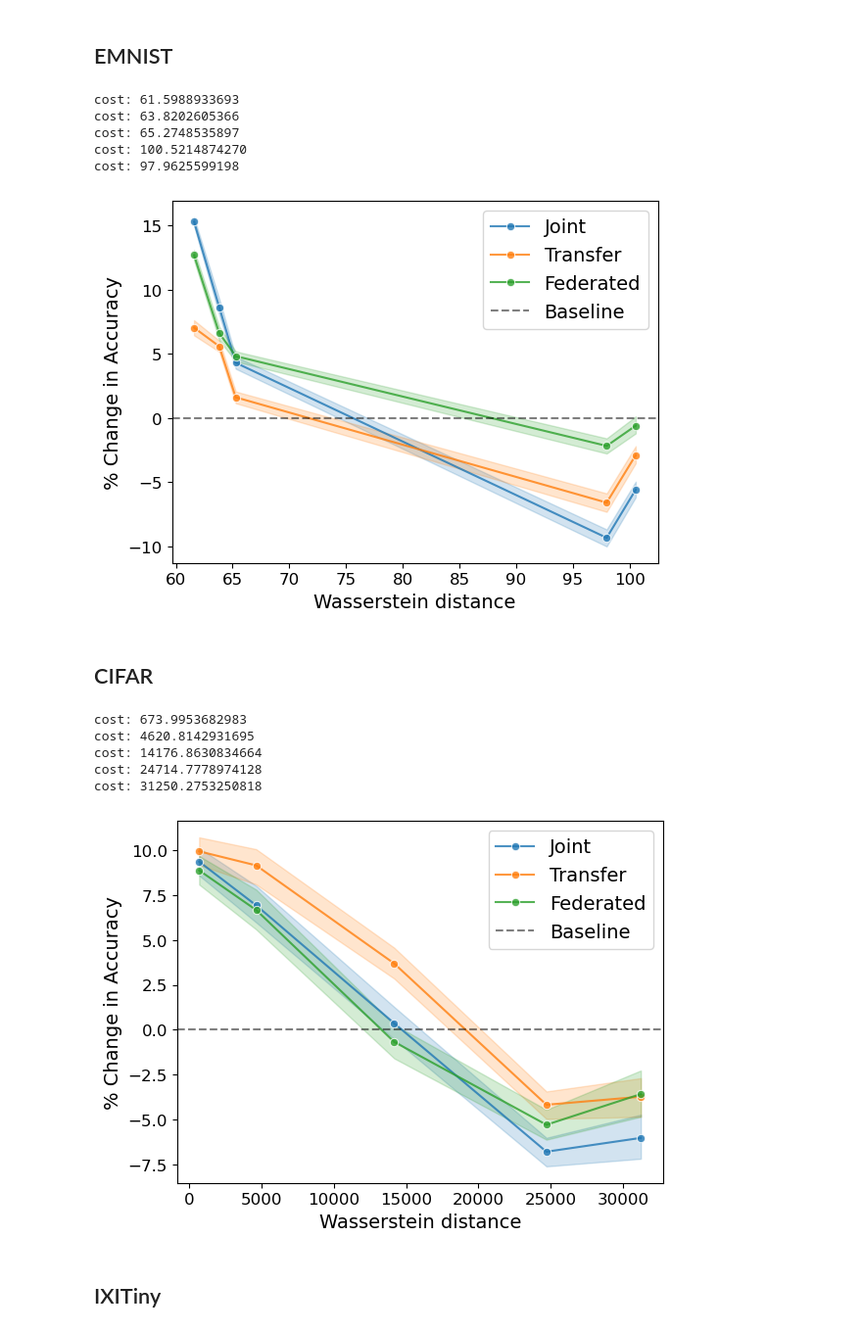
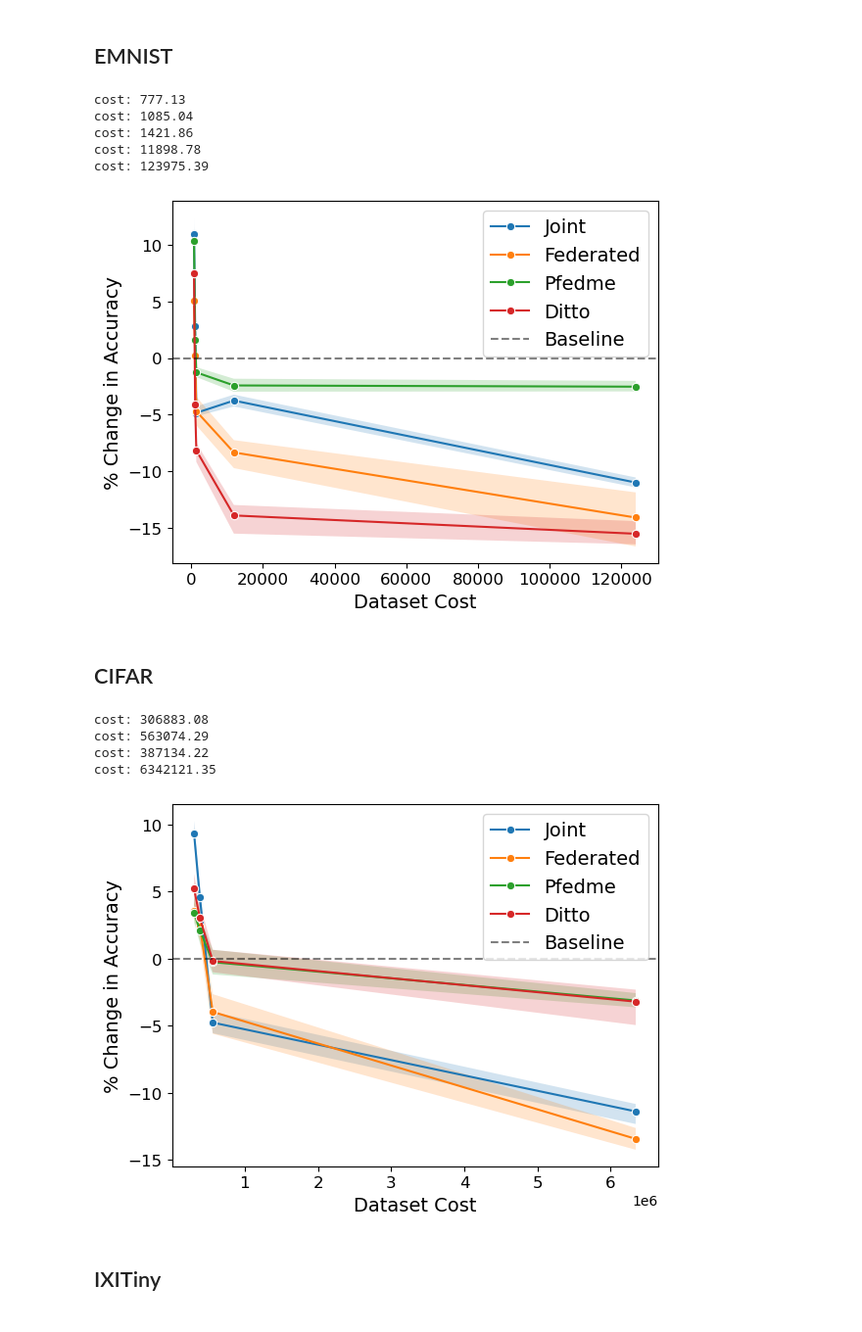
Before and after one commit to G2Lab/ot_cost, a Jupyter notebook: wasserstein/W_OTCost.ipynb, the cells around one changed output. Shown at 98% size. Drawn from its saved outputs; the diff is of its cells as text; code cells hidden in the pictures.

```diff
--- a/wasserstein/W_OTCost.ipynb
+++ b/wasserstein/W_OTCost.ipynb
@@ -238,11 +332,16 @@ grapher(dataset, results, score, path, save = True)
 ## Weather dataset
 # %%
 importlib.reload(wot)
-costs = [0.1, 0.2, 0.3, 0.4]
-dataset = 'weather'
+costs = [0.11, 0.19, 0.3, 0.4, 0.48]
+climates = [[['tropical', 'mild temperate'],['tropical', 'mild temperate']],
+            [['tropical', 'mild temperate'], ['dry', 'mild temperate']],
+            [['tropical', 'mild temperate'], ['dry']],
+            [['tropical', 'mild temperate'], ['snow', 'dry']],
+            [['tropical', 'mild temperate'], ['snow']]]
+dataset = 'Weather'
 results_weather = []
-for cost in costs:
-    data, label= load_data(dataset, cost)
+for climate in climates:
+    data, label = load_data(dataset, climate)
     ## calculate cost
     weather_wot = wot.OTCost(dataset, data, label)
     results_weather.append(weather_wot.calculate_ot_cost())
@@ -267,7 +366,7 @@ grapher(dataset, results, score, path, save = True)
 ## EMNIST
 # %%
 importlib.reload(wot)
-costs = [0.07, 0.1, 0.2, 0.3, 0.4]
+costs = [0.11, 0.19, 0.25, 0.34, 0.39]
 dataset = 'EMNIST'
 results_emnist = []
 for cost in costs:
@@ -276,10 +375,10 @@ for cost in costs:
     emnist_wot = wot.OTCost(dataset, data, label)
     results_emnist.append(emnist_wot.calculate_ot_cost())
 # %% [output]
-cost: 61.5988933693
-cost: 63.8202605366
-cost: 65.2748535897
-cost: 100.5214874270
-cost: 97.9625599198
+cost: 777.13
+cost: 1085.04
+cost: 1421.86
+cost: 11898.78
+cost: 123975.39
 # %%
 df = pd.DataFrame([costs, results_emnist]).T
@@ -287,42 +386,38 @@ df.columns = ['Ours', 'Wsserstein']
 path = f'{ROOT_DIR}/results/wasserstein'
 df.to_csv(f'{path}/Wasserstein_{dataset}.csv', index = False)
 # %%
-score = 'Accuracy'
-path = f'{ROOT_DIR}/results/wasserstein/'
-results = load_model_results(dataset, costs, results_emnist)
-grapher(dataset, results, score, path, save = True)
+DATASET = 'EMNIST'
+process_results(DATASET, results_emnist)
 # %% [output]
-[figure, old version]
+[figure, new version]
 # %% [markdown]
 ## CIFAR
 # %%
 importlib.reload(wot)
-costs = [0.03, 0.1, 0.2, 0.3, 0.4]
+costs = [0.08, 0.21, 0.3, 0.38]
 dataset = 'CIFAR'
 results_cifar = []
 for cost in costs:
     data, label= load_data(dataset, cost)
     ## calculate cost
     cifar_wot = wot.OTCost(dataset, data, label)
-    results_synthetic.append(cifar_wot.calculate_ot_cost())
+    results_cifar.append(cifar_wot.calculate_ot_cost())
 # %% [output]
-cost: 673.9953682983
-cost: 4620.8142931695
-cost: 14176.8630834664
-cost: 24714.7778974128
-cost: 31250.2753250818
+cost: 306883.08
+cost: 563074.29
+cost: 387134.22
+cost: 6342121.35
 # %%
+results_cifar= sorted(results_cifar) #issue with ordering
 df = pd.DataFrame([costs, results_cifar]).T
-df.columns = ['Ours', 'Wsserstein']
+df.columns = ['Ours', 'Wasserstein']
 path = f'{ROOT_DIR}/results/wasserstein'
 df.to_csv(f'{path}/Wasserstein_{dataset}.csv', index = False)
 # %%
-score = 'Accuracy'
-path = f'{ROOT_DIR}/results/wasserstein'
-results = load_model_results(dataset, costs, results_cifar)
-grapher(dataset, results, score, path, save = True)
+DATASET = 'CIFAR'
+process_results(DATASET, results_cifar)
 # %% [output]
-[figure, old version]
+[figure, new version]
 # %% [markdown]
 ## IXITiny
 # %%
```
Also changed, not shown: parts of 27 cells of this notebook, 14 other files.
